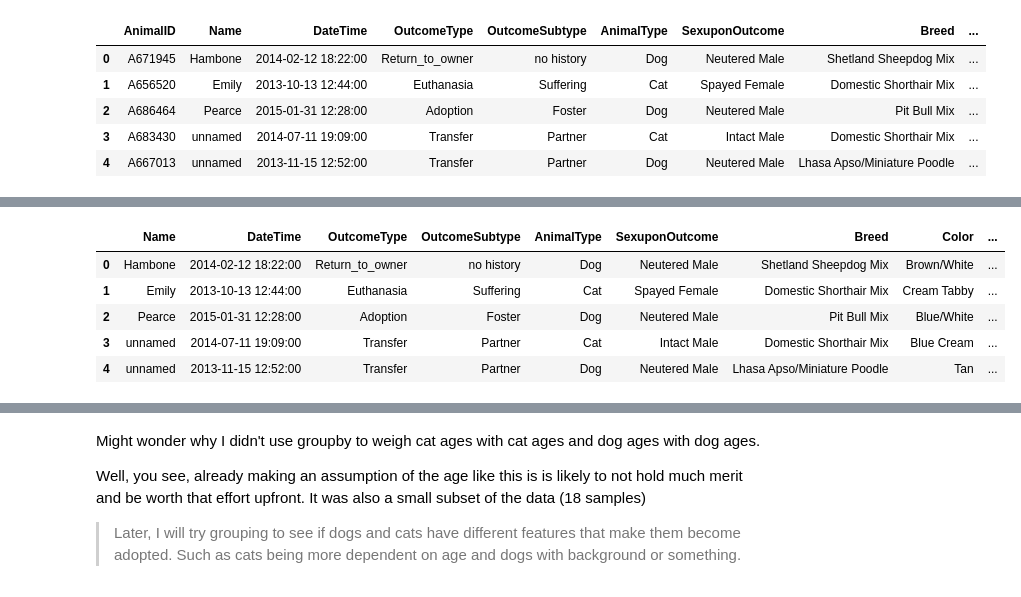
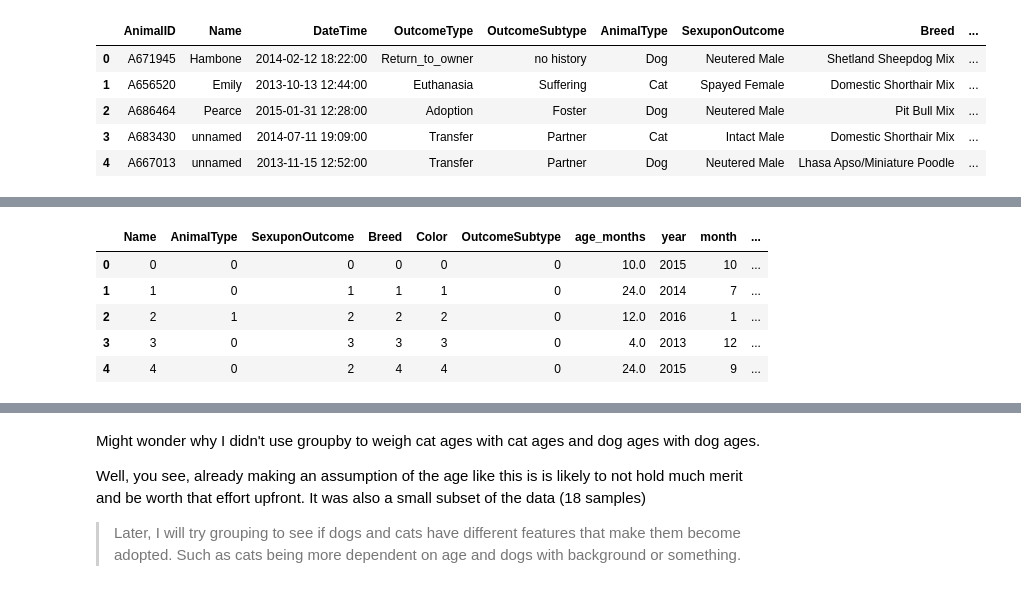
Before and after one commit to xVoidDevilx/ml-cs-ut, a Jupyter notebook: animal_shelter_ML.ipynb, the cells around one changed output, grey strips where cells are left out. Saved outputs shown, nothing was run; the diff lists cells and outputs as text; code cells hidden in the pictures.

```diff
--- a/animal_shelter_ML.ipynb
+++ b/animal_shelter_ML.ipynb
@@ -340,19 +372,39 @@ traindf.head()
 # %%
+# repeat for test data
+extracted = testdf['AgeuponOutcome'].str.split(' ', expand=True)
+extracted[0] = extracted[0].astype('float64')
+extracted[1]= extracted[1].astype('string')
+extracted = extracted.rename(columns={0: 'age', 1:'unit'})
+testdf = testdf.join(extracted)
+testdf['age_months'] = testdf['age'] * testdf['unit'].map(conversion_factors)
+testdf = testdf.drop(columns=['age', 'unit', 'AgeuponOutcome'], axis=1)
+
 # lets use some pre-built functions to change the remaining columns to their label types
-# starting with the animal type, name, Breed and color
-traindf['AnimalCode'] = pd.factorize(traindf['AnimalType'])[0]
-traindf['NameCode'] = pd.factorize(traindf['Name'])[0]
-traindf['BreedCode'] = pd.factorize(traindf['Breed'])[0]
-traindf['ColorCode'] = pd.factorize(traindf['Color'])[0]
-traindf['OutcomeTypeCode'] = pd.factorize(traindf['OutcomeType'])[0]
-traindf['OutcomeSubtypeCode'] = pd.factorize(traindf['OutcomeSubtype'])[0]
+# starting with the animal type, name, Breed and colorunique_name_train
+
+testdf['Name'],           unique_name_test    = pd.factorize(testdf['Name'])
+testdf['AnimalType'],     unique_animal_test  = pd.factorize(testdf['AnimalType'])
+testdf['SexuponOutcome'], unique_sex_test     = pd.factorize(testdf['SexuponOutcome'])
+testdf['Breed'],          unique_breed_test   = pd.factorize(testdf['Breed'])
+testdf['Color'],          unique_color_test   = pd.factorize(testdf['Color'])
+testdf['OutcomeSubtype'] = 0 # no history is mapped to 0s
+
+testdf['DateTime'] = pd.to_datetime(testdf['DateTime'])
+
+# Extract various date and time components
+testdf['year']  = testdf['DateTime'].dt.year
+testdf['month'] = testdf['DateTime'].dt.month
+testdf['day']   = testdf['DateTime'].dt.day
+testdf['hour']  = testdf['DateTime'].dt.hour
+
 # well go ahead and drop the ID, it isn't going to give us information about the animal and its more of an index
-traindf = traindf.drop(columns=['AnimalID'], axis=1)
-traindf.head()
+testdf = testdf.drop(columns=['ID'], axis=1)
+testdf = testdf.drop(columns=['DateTime'], axis=1)
+testdf.head()
 # %% [output]
-|  | Name | DateTime | OutcomeType | OutcomeSubtype | AnimalType | SexuponOutcome | Breed | Color | ... |
-| 0 | Hambone | 2014-02-12 18:22:00 | Return_to_owner | no history | Dog | Neutered Male | Shetland Sheepdog Mix | Brown/White | ... |
-| 1 | Emily | 2013-10-13 12:44:00 | Euthanasia | Suffering | Cat | Spayed Female | Domestic Shorthair Mix | Cream Tabby | ... |
-| 2 | Pearce | 2015-01-31 12:28:00 | Adoption | Foster | Dog | Neutered Male | Pit Bull Mix | Blue/White | ... |
-| 3 | unnamed | 2014-07-11 19:09:00 | Transfer | Partner | Cat | Intact Male | Domestic Shorthair Mix | Blue Cream | ... |
-| 4 | unnamed | 2013-11-15 12:52:00 | Transfer | Partner | Dog | Neutered Male | Lhasa Apso/Miniature Poodle | Tan | ... |
+|  | Name | AnimalType | SexuponOutcome | Breed | Color | OutcomeSubtype | age_months | year | month | ... |
+| 0 | 0 | 0 | 0 | 0 | 0 | 0 | 10.0 | 2015 | 10 | ... |
+| 1 | 1 | 0 | 1 | 1 | 1 | 0 | 24.0 | 2014 | 7 | ... |
+| 2 | 2 | 1 | 2 | 2 | 2 | 0 | 12.0 | 2016 | 1 | ... |
+| 3 | 3 | 0 | 3 | 3 | 3 | 0 | 4.0 | 2013 | 12 | ... |
+| 4 | 4 | 0 | 2 | 4 | 4 | 0 | 24.0 | 2015 | 9 | ... |
```
Also changed, not shown: parts of 38 cells of this notebook.
